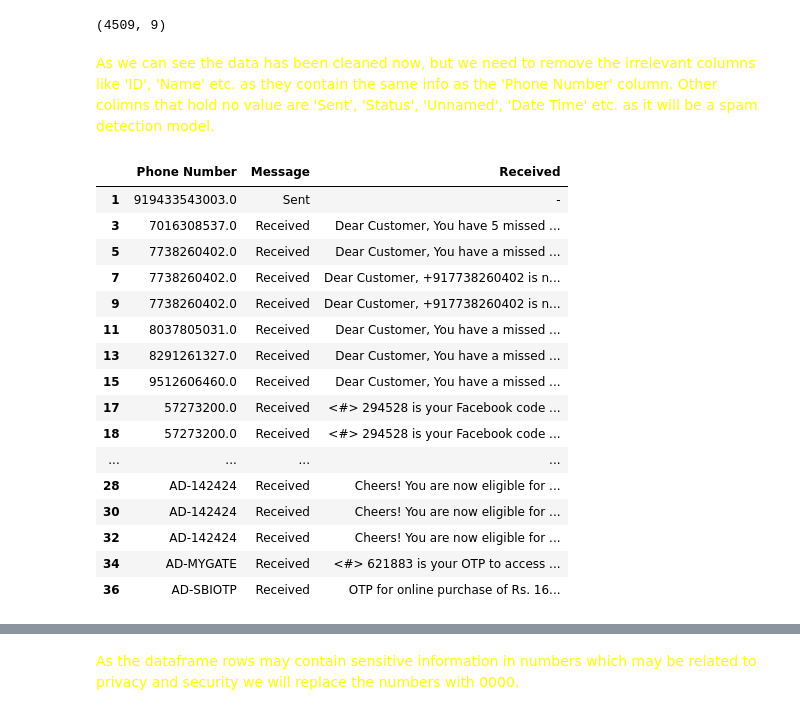
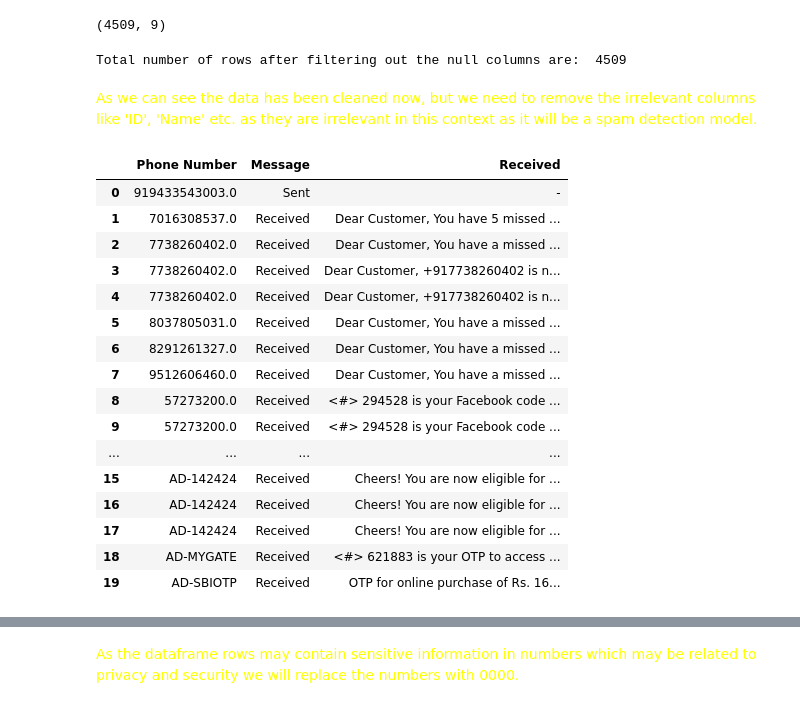
Before and after one commit to sandipanarnab/Spam-filter-based-on-personal-SMS-data, a Jupyter notebook: notebooks/cleaning and saving the dataset.ipynb, the cells around one changed output, grey strips where cells are left out. Saved outputs shown, nothing was run; the diff lists cells and outputs as text; code cells hidden in the pictures.

```diff
--- a/notebooks/cleaning and saving the dataset.ipynb
+++ b/notebooks/cleaning and saving the dataset.ipynb
@@ -75,0 +172,12 @@ combined_data.to_csv(r'C:\Users\sandi\Desktop\My Working Git\Spam filter based o
+# %%
+# Load the first CSV file from the first source (WSL2 version)
+data1 = pd.read_csv('/mnt/c/Users/sandi/Desktop/My Working Git/Spam filter based on personal SMS data/Original SMS file/Manisha_SMS_Combined_Data.csv')
+
+# Load the second CSV file from the second source (WSL2 version)
+data2 = pd.read_csv('/mnt/c/Users/sandi/Desktop/My Working Git/Spam filter based on personal SMS data/Original SMS file/Sandipan_SMS_Combined_Data.csv')
+
+# Merge the two DataFrames into one
+data = pd.concat([data1, data2], ignore_index=True)
+
+# Optional: Print the first few rows of the combined DataFrame to verify
+data.head()
@@ -136,6 +246,7 @@ data.head(20)
 | 19 | 9.000000e+00 | 57273200.0 | 57273200.0 | - | - | - | - | - | NaN |
 # %%
 data_filtered= data[data["Message"]!= '-']
-data_filtered
+data_filtered= data_filtered.reset_index(drop=True)
+data_filtered.head(10)
 # %% [output]
 |  | ID | Name | Phone Number | Message | Date Time | Received | Sent | Status | Unnamed: 8 |
@@ -182,32 +270,38 @@ Index(['ID', 'Name', 'Phone Number', 'Message', 'Date Time', 'Received',
 data_filtered.shape
 # %% [output]
 (4509, 9)
+# %%
+print("Total number of rows after filtering out the null columns are: ", data_filtered.shape[0])
+# %% [output]
+Total number of rows after filtering out the null columns are:  4509
 # %% [markdown]
 
-<span style="color: yellow;">As we can see the data has been cleaned now, but we need to remove the irrelevant columns like 'ID', 'Name' etc. as they contain the same info as the 'Phone Number' column. Other colimns that hold no value are 'Sent', 'Status', 'Unnamed', 'Date Time' etc. as it will be a spam detection model.
+<span style="color: yellow;">As we can see the data has been cleaned now, but we need to remove the irrelevant columns like 'ID', 'Name' etc. as they are irrelevant in this context as it will be a spam detection model.
 </span>
 # %%
 columns_to_delete = ['ID', 'Name', 'Date Time', 'Sent', 'Status', 'Unnamed: 8']
 
 # Delete the specified columns
 data_filtered = data_filtered.drop(columns=columns_to_delete, axis=1)
 
+data_filtered= data_filtered.reset_index(drop=True)
+
 data_filtered.head(20)
 # %% [output]
 |  | Phone Number | Message | Received |
-| 1 | 919433543003.0 | Sent | - |
-| 3 | 7016308537.0 | Received | Dear Customer, You have 5 missed ... |
-| 5 | 7738260402.0 | Received | Dear Customer, You have a missed ... |
-| 7 | 7738260402.0 | Received | Dear Customer, +917738260402 is n... |
-| 9 | 7738260402.0 | Received | Dear Customer, +917738260402 is n... |
-| 11 | 8037805031.0 | Received | Dear Customer, You have a missed ... |
-| 13 | 8291261327.0 | Received | Dear Customer, You have a missed ... |
-| 15 | 9512606460.0 | Received | Dear Customer, You have a missed ... |
-| 17 | 57273200.0 | Received | <#> 294528 is your Facebook code ... |
-| 18 | 57273200.0 | Received | <#> 294528 is your Facebook code ... |
+| 0 | 919433543003.0 | Sent | - |
+| 1 | 7016308537.0 | Received | Dear Customer, You have 5 missed ... |
+| 2 | 7738260402.0 | Received | Dear Customer, You have a missed ... |
+| 3 | 7738260402.0 | Received | Dear Customer, +917738260402 is n... |
+| 4 | 7738260402.0 | Received | Dear Customer, +917738260402 is n... |
+| 5 | 8037805031.0 | Received | Dear Customer, You have a missed ... |
+| 6 | 8291261327.0 | Received | Dear Customer, You have a missed ... |
+| 7 | 9512606460.0 | Received | Dear Customer, You have a missed ... |
+| 8 | 57273200.0 | Received | <#> 294528 is your Facebook code ... |
+| 9 | 57273200.0 | Received | <#> 294528 is your Facebook code ... |
 | ... | ... | ... | ... |
-| 28 | AD-142424 | Received | Cheers! You are now eligible for ... |
-| 30 | AD-142424 | Received | Cheers! You are now eligible for ... |
-| 32 | AD-142424 | Received | Cheers! You are now eligible for ... |
-| 34 | AD-MYGATE | Received | <#> 621883 is your OTP to access ... |
-| 36 | AD-SBIOTP | Received | OTP for online purchase of Rs. 16... |
+| 15 | AD-142424 | Received | Cheers! You are now eligible for ... |
+| 16 | AD-142424 | Received | Cheers! You are now eligible for ... |
+| 17 | AD-142424 | Received | Cheers! You are now eligible for ... |
+| 18 | AD-MYGATE | Received | <#> 621883 is your OTP to access ... |
+| 19 | AD-SBIOTP | Received | OTP for online purchase of Rs. 16... |
```
Also changed, not shown: parts of 55 cells of this notebook, 31 other files.
